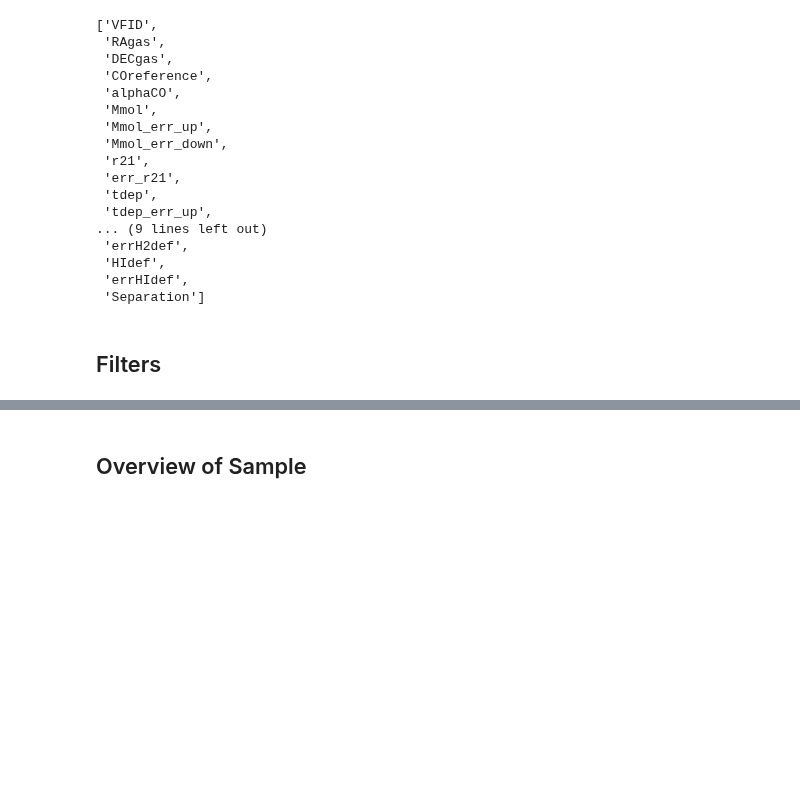
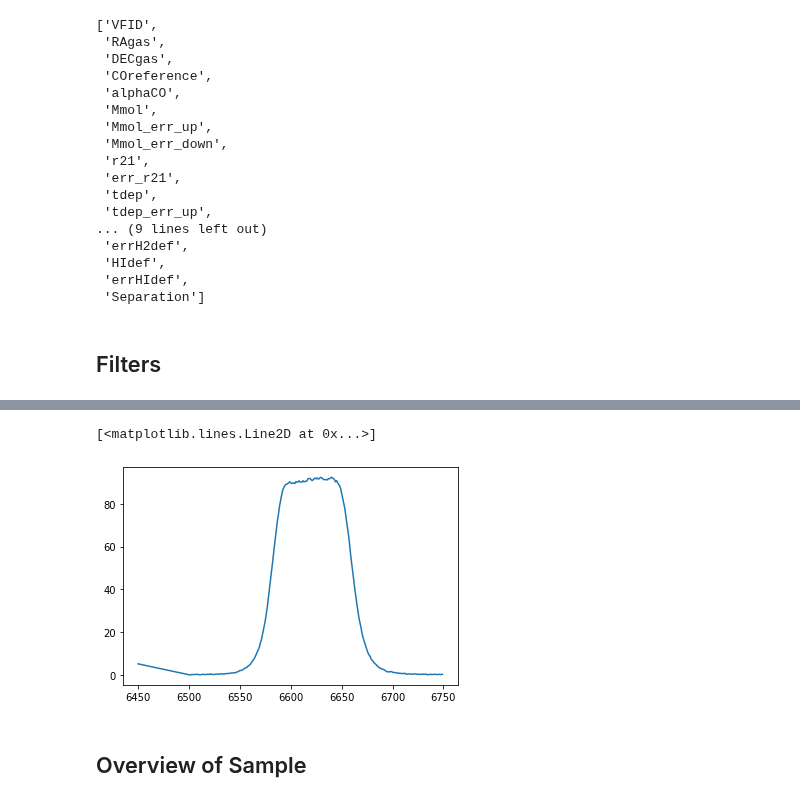
Before and after one commit to rfinn/havirgo, a Jupyter notebook: notebooks/Halpha-paper1.ipynb, the cells around one changed output, grey strips where cells are left out. Cells and saved outputs as stored; diff of their text form; code cells hidden in the pictures; blank space fills up the shorter version.

```diff
--- a/notebooks/Halpha-paper1.ipynb
+++ b/notebooks/Halpha-paper1.ipynb
@@ -49,3 +100,8 @@ for f in hafilters:
+# %%
+plt.plot(dat['col1'],dat['col2'])
+# %% [output]
+[<matplotlib.lines.Line2D at 0x...>]
+[figure, added]
 # %% [markdown]
 ## Overview of Sample
 # %% [markdown]
```
Also changed, not shown: parts of 4 cells of this notebook.
